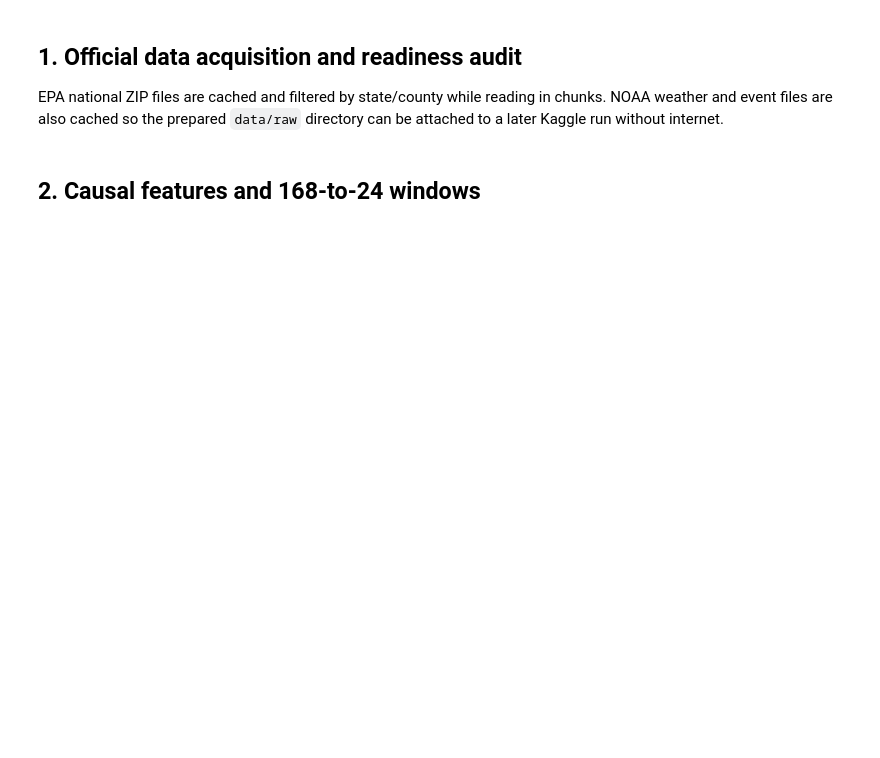
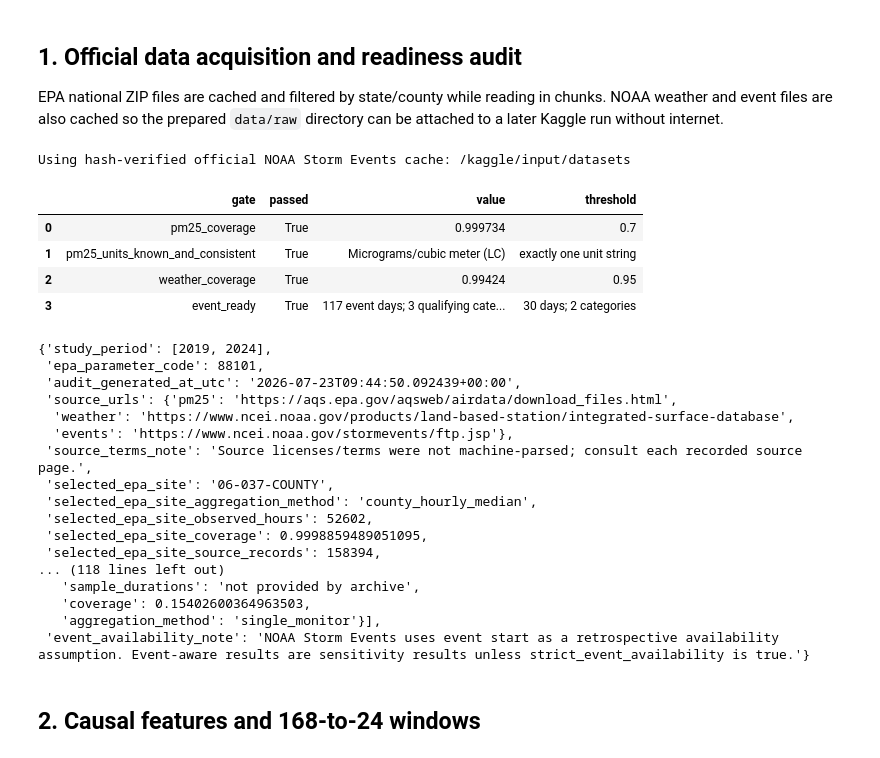
Before and after one commit to shasabbir/event-time-raf, a Jupyter notebook: notebooks/01_event_timeraf_kaggle_pipeline.ipynb, the cells around one changed output. Saved outputs shown, nothing was run; the diff lists cells and outputs as text; code cells hidden in the pictures; blank space fills up the shorter version.

Commit message:
run comple v1

```diff
--- a/notebooks/01_event_timeraf_kaggle_pipeline.ipynb
+++ b/notebooks/01_event_timeraf_kaggle_pipeline.ipynb
@@ -93,36 +153,102 @@ epa_raw = download_epa_pm25(cfg, force=FORCE_DOWNLOAD)
 pm25, site_coverage = prepare_epa_pm25(epa_raw, cfg)
 best_site = site_coverage.iloc[0]
 
 weather_station, weather_raw, weather = select_and_download_noaa_weather(
     cfg, float(best_site['latitude']), float(best_site['longitude']), force=FORCE_DOWNLOAD
 )
 
-storm_raw = download_storm_events(cfg, force=FORCE_DOWNLOAD)
+storm_cache = find_attached_storm_cache() if REQUIRE_EVENTS else None
+if not REQUIRE_EVENTS:
+    warnings.warn('Storm Events acquisition skipped; this run cannot support event-aware claims.')
+    storm_raw = pd.DataFrame()
+elif storm_cache is not None:
+    print(f'Using hash-verified official NOAA Storm Events cache: {storm_cache}')
+    storm_raw = load_storm_events_cache(storm_cache, cfg)
+else:
+    storm_raw = download_storm_events(cfg, force=FORCE_DOWNLOAD)
 events = prepare_storm_events(storm_raw, cfg)
 if HMS_CACHE is not None:
     hms_events = load_optional_hms_events(HMS_CACHE, cfg)
     events = pd.concat([events, hms_events], ignore_index=True).drop_duplicates('event_id')
 
 pm25_path = cfg.paths.processed / 'la_pm25_hourly.parquet'
 weather_path = cfg.paths.processed / 'la_weather_hourly.parquet'
 event_kb_path = cfg.paths.knowledge_base / 'event_kb.parquet'
 pm25.to_parquet(pm25_path, index=False)
 weather.to_parquet(weather_path, index=False)
 events.to_parquet(event_kb_path, index=False)
 audit = build_data_audit(pm25, weather, events, cfg, site_coverage, weather_station)
-display(pd.DataFrame([audit['gates']]))
+readiness = pd.DataFrame([
+    {
+        'gate': 'pm25_coverage',
+        'passed': audit['gates']['pm25_coverage'],
+        'value': audit['pm25_observed_coverage'],
+        'threshold': cfg.data.minimum_pm25_coverage,
+    },
+    {
+        'gate': 'pm25_units_known_and_consistent',
+        'passed': audit['gates']['pm25_units_known_and_consistent'],
+        'value': ' | '.join(audit['pm25_units']),
+        'threshold': 'exactly one unit string',
+    },
+    {
+        'gate': 'weather_coverage',
+        'passed': audit['gates']['weather_coverage'],
+        'value': audit['weather_complete_coverage'],
+        'threshold': cfg.data.minimum_weather_coverage,
+    },
+    {
+        'gate': 'event_ready',
+        'passed': audit['event_ready'],
+        'value': f"{audit['event_days']} event days; {audit['qualifying_event_categories']} qualifying categories",
+        'threshold': f"{cfg.data.minimum_event_days} days; {cfg.data.minimum_event_categories} categories",
+    },
+])
+display(readiness)
 if not audit['core_ready']:
-    raise RuntimeError('Core data-readiness gate failed. Inspect outputs/audit/data_audit.json.')
+    failed_core = readiness.loc[
+        readiness['gate'].isin(['pm25_coverage', 'pm25_units_known_and_consistent', 'weather_coverage'])
+        & ~readiness['passed'],
+        'gate',
+    ].tolist()
+    raise RuntimeError(
+        f"Core data-readiness gate failed: {failed_core}. "
+        f"Audit path: {cfg.paths.outputs / 'audit' / 'data_audit.json'}"
+    )
 if REQUIRE_EVENTS and not audit['event_ready']:
     raise RuntimeError('Event-data gate failed. Add an audited HMS cache or revise event claims.')
 if REQUIRE_STRICT_EVENT_AVAILABILITY and not audit['strict_event_availability']:
     raise RuntimeError('Strict event availability failed: genuine publication timestamps are required.')
 if REQUIRE_EVENTS and not audit['strict_event_availability']:
     warnings.warn('Event-aware outputs are retrospective availability sensitivity results.')
 EVENT_AVAILABILITY_MODE = (
     'strict_reported' if audit['strict_event_availability'] else 'retrospective_event_start'
 )
 audit
+# %% [output]
+Using hash-verified official NOAA Storm Events cache: /kaggle/input/datasets
+|  | gate | passed | value | threshold |
+| 0 | pm25_coverage | True | 0.999734 | 0.7 |
+| 1 | pm25_units_known_and_consistent | True | Micrograms/cubic meter (LC) | exactly one unit string |
+| 2 | weather_coverage | True | 0.99424 | 0.95 |
+| 3 | event_ready | True | 117 event days; 3 qualifying cate... | 30 days; 2 categories |
+{'study_period': [2019, 2024],
+ 'epa_parameter_code': 88101,
+ 'audit_generated_at_utc': '2026-07-23T09:44:50.092439+00:00',
+ 'source_urls': {'pm25': 'https://aqs.epa.gov/aqsweb/airdata/download_files.html',
+  'weather': 'https://www.ncei.noaa.gov/products/land-based-station/integrated-surface-database',
+  'events': 'https://www.ncei.noaa.gov/stormevents/ftp.jsp'},
+ 'source_terms_note': 'Source licenses/terms were not machine-parsed; consult each recorded source page.',
+ 'selected_epa_site': '06-037-COUNTY',
+ 'selected_epa_site_aggregation_method': 'county_hourly_median',
+ 'selected_epa_site_observed_hours': 52602,
+ 'selected_epa_site_coverage': 0.9998859489051095,
+ 'selected_epa_site_source_records': 158394,
+... (118 lines left out)
+   'sample_durations': 'not provided by archive',
+   'coverage': 0.15402600364963503,
+   'aggregation_method': 'single_monitor'}],
+ 'event_availability_note': 'NOAA Storm Events uses event start as a retrospective availability assumption. Event-aware results are sensitivity results unless strict_event_availability is true.'}
 # %% [markdown]
 ## 2. Causal features and 168-to-24 windows
 # %%
```
Also changed, not shown: parts of 7 cells of this notebook, 3 other files.
